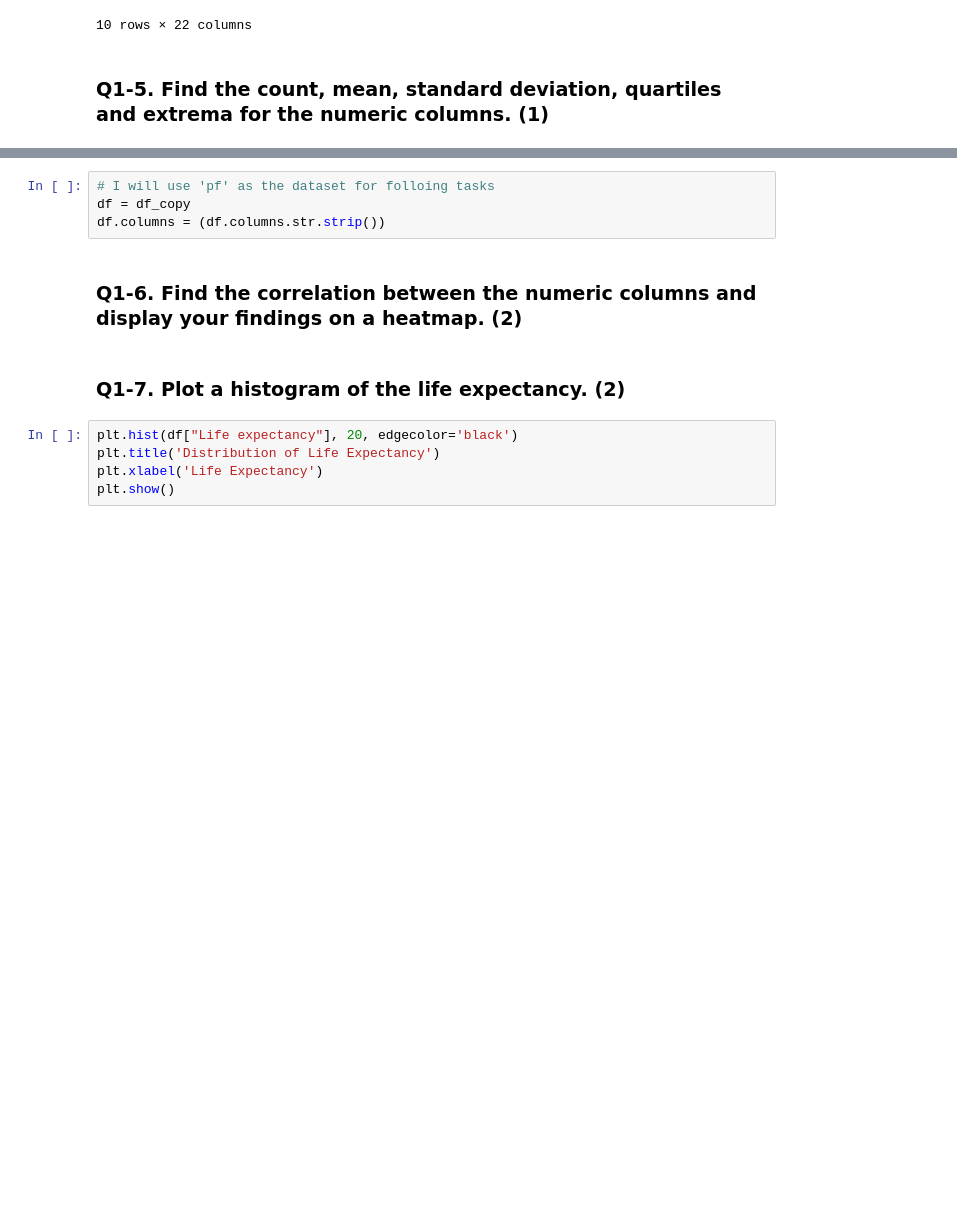
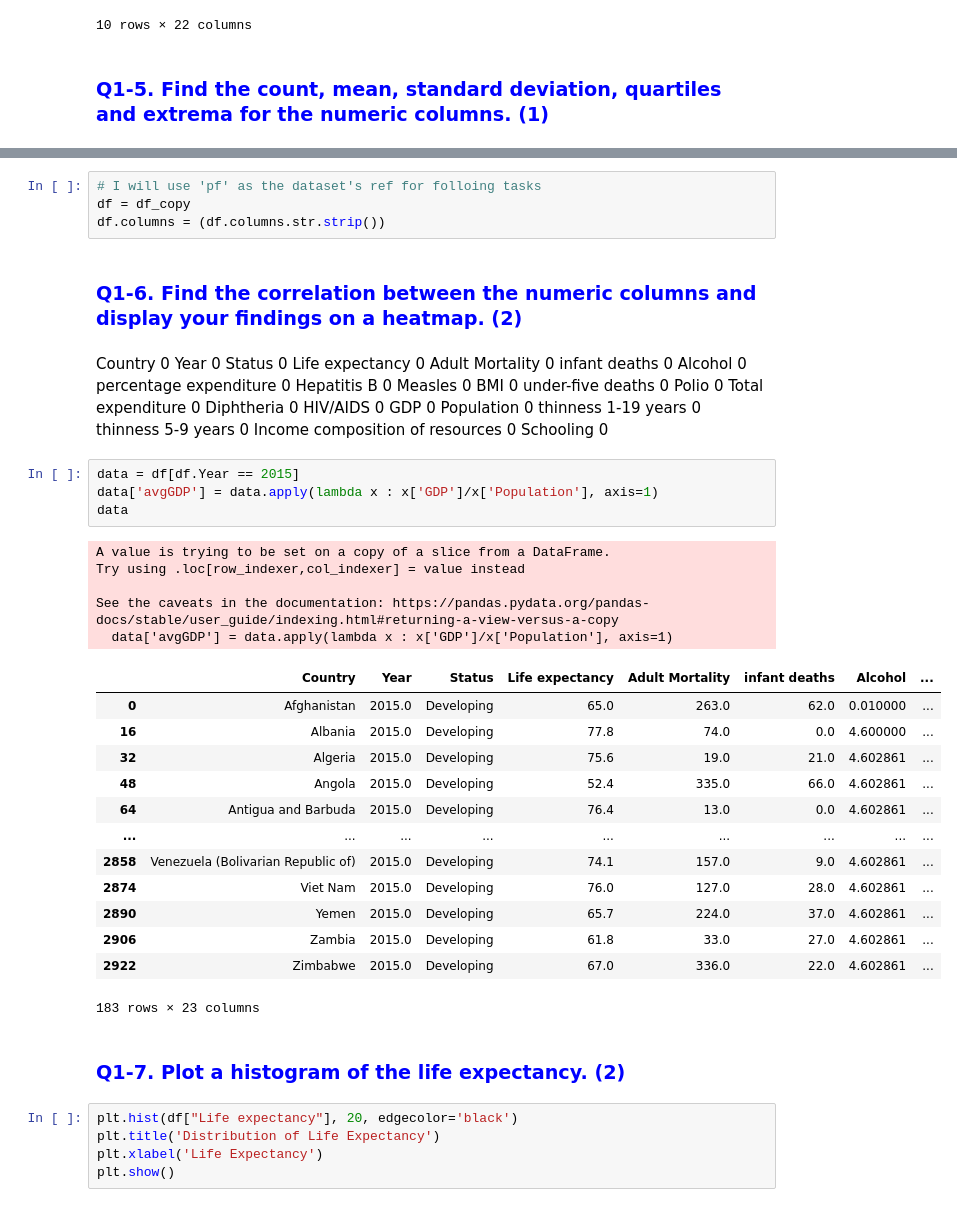
Before and after one commit to denglinghua/test-lab, a Jupyter notebook: da_assignment/DA_Assignment_2.ipynb, the cells around one changed output, grey strips where cells are left out. Drawn from its saved outputs; the diff is of its cells as text; blank space fills up the shorter version.

```diff
--- a/da_assignment/DA_Assignment_2.ipynb
+++ b/da_assignment/DA_Assignment_2.ipynb
@@ -183,7 +184,7 @@ df_copy[df_copy['Country'].isin(null_rows['Country'])].head(10)
 | 41 | Algeria | 2006.0 | Developing | 73.4 | 132.0 | 20.0 | 0.360000 | ... |
 10 rows × 22 columns
 # %% [markdown]
-### Q1-5. Find the count, mean, standard deviation, quartiles and extrema for the numeric columns. (1)
+### <span style="color:blue">Q1-5. Find the count, mean, standard deviation, quartiles and extrema for the numeric columns. (1)</span>
 # %%
 df_copy.describe()
 # %% [output]
@@ -197,13 +198,59 @@ df_copy.describe()
 | 75% | 2012.000000 | 75.600000 | 227.000000 | 22.000000 | 7.390000 | 441.534144 | 96.000000 | ... |
 | max | 2015.000000 | 89.000000 | 723.000000 | 1800.000000 | 17.870000 | 19479.911610 | 99.000000 | ... |
 # %%
-# I will use 'pf' as the dataset for folloing tasks
+# I will use 'pf' as the dataset's ref for folloing tasks
 df = df_copy
 df.columns = (df.columns.str.strip())
 # %% [markdown]
-### Q1-6. Find the correlation between the numeric columns and display your findings on a heatmap. (2)
+### <span style="color:blue">Q1-6. Find the correlation between the numeric columns and display your findings on a heatmap. (2)</span>
+# %% [markdown]
+Country                            0
+Year                               0
+Status                             0
+Life expectancy                    0
+Adult Mortality                    0
+infant deaths                      0
+Alcohol                            0
+percentage expenditure             0
+Hepatitis B                        0
+Measles                            0
+ BMI                               0
+under-five deaths                  0
+Polio                              0
+Total expenditure                  0
+Diphtheria                         0
+ HIV/AIDS                          0
+GDP                                0
+Population                         0
+ thinness  1-19 years              0
+ thinness 5-9 years                0
+Income composition of resources    0
+Schooling                          0
+# %%
+data = df[df.Year == 2015]
+data['avgGDP'] = data.apply(lambda x : x['GDP']/x['Population'], axis=1)
+data
+# %% [output]
+A value is trying to be set on a copy of a slice from a DataFrame.
+Try using .loc[row_indexer,col_indexer] = value instead
+
+See the caveats in the documentation: https://pandas.pydata.org/pandas-docs/stable/user_guide/indexing.html#returning-a-view-versus-a-copy
+  data['avgGDP'] = data.apply(lambda x : x['GDP']/x['Population'], axis=1)
+|  | Country | Year | Status | Life expectancy | Adult Mortality | infant deaths | Alcohol | ... |
+| 0 | Afghanistan | 2015.0 | Developing | 65.0 | 263.0 | 62.0 | 0.010000 | ... |
+| 16 | Albania | 2015.0 | Developing | 77.8 | 74.0 | 0.0 | 4.600000 | ... |
+| 32 | Algeria | 2015.0 | Developing | 75.6 | 19.0 | 21.0 | 4.602861 | ... |
+| 48 | Angola | 2015.0 | Developing | 52.4 | 335.0 | 66.0 | 4.602861 | ... |
+| 64 | Antigua and Barbuda | 2015.0 | Developing | 76.4 | 13.0 | 0.0 | 4.602861 | ... |
+| ... | ... | ... | ... | ... | ... | ... | ... | ... |
+| 2858 | Venezuela (Bolivarian Republic of) | 2015.0 | Developing | 74.1 | 157.0 | 9.0 | 4.602861 | ... |
+| 2874 | Viet Nam | 2015.0 | Developing | 76.0 | 127.0 | 28.0 | 4.602861 | ... |
+| 2890 | Yemen | 2015.0 | Developing | 65.7 | 224.0 | 37.0 | 4.602861 | ... |
+| 2906 | Zambia | 2015.0 | Developing | 61.8 | 33.0 | 27.0 | 4.602861 | ... |
+| 2922 | Zimbabwe | 2015.0 | Developing | 67.0 | 336.0 | 22.0 | 4.602861 | ... |
+183 rows × 23 columns
 # %% [markdown]
-### Q1-7. Plot a histogram of the life expectancy. (2)
+### <span style="color:blue">Q1-7. Plot a histogram of the life expectancy. (2)</span>
 # %%
 plt.hist(df["Life expectancy"], 20, edgecolor='black')
 plt.title('Distribution of Life Expectancy')
```
Also changed, not shown: parts of 24 cells of this notebook.
